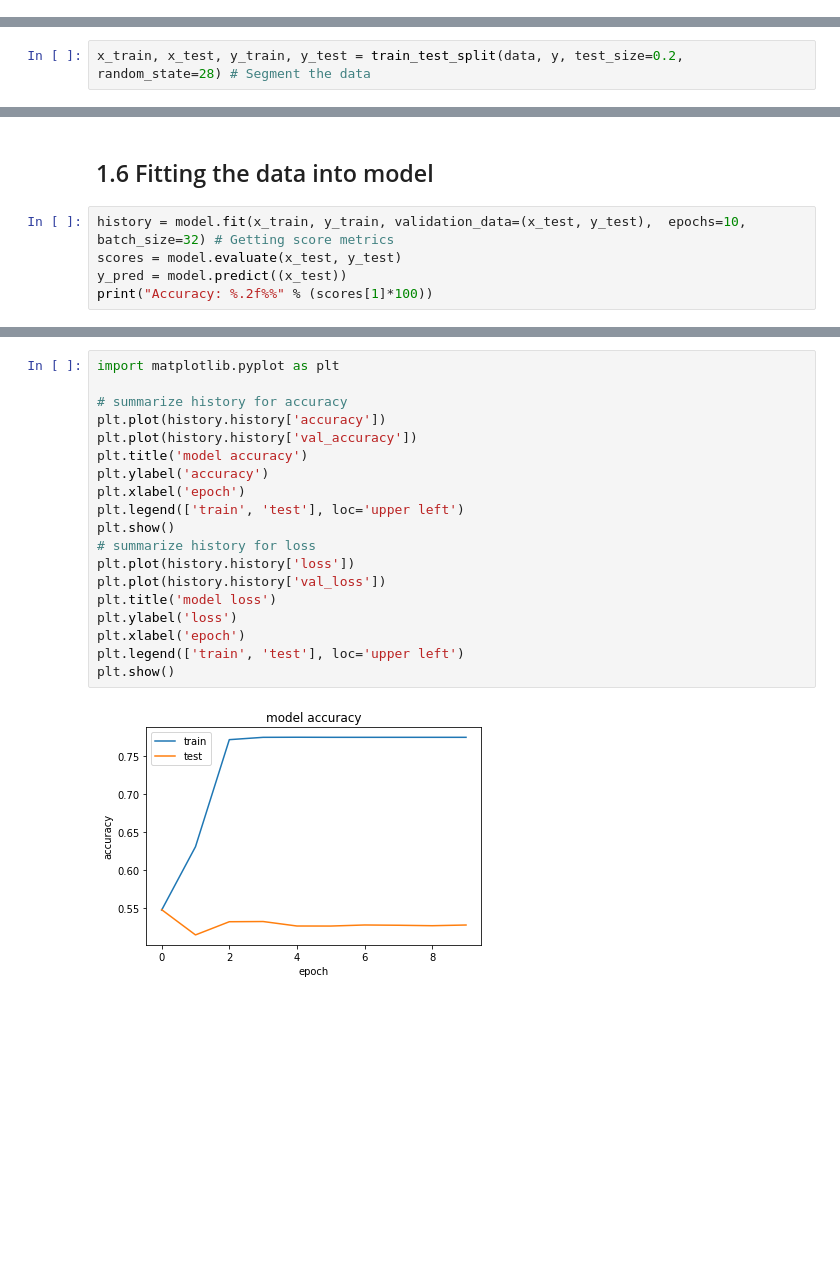
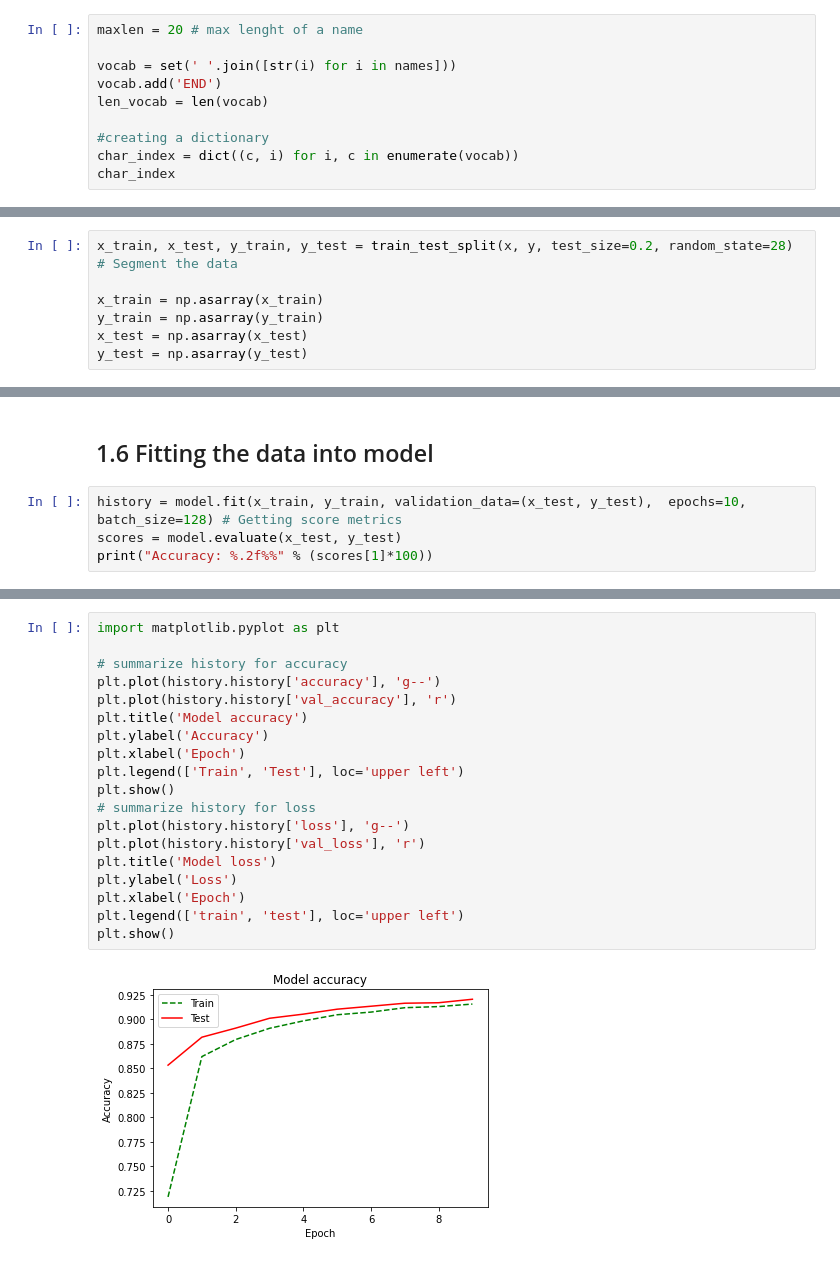
Before and after one commit to roscibely/gender-classification, a Jupyter notebook: Gender_Classification_by_name_Using_CNN.ipynb, the cells around one changed output, grey strips where cells are left out. Cells and saved outputs as stored; diff of their text form; blank space fills up the shorter version.

```diff
--- a/Gender_Classification_by_name_Using_CNN.ipynb
+++ b/Gender_Classification_by_name_Using_CNN.ipynb
@@ -92,0 +78,10 @@ unique words : 100787
+# %%
+maxlen = 20 # max lenght of a name
+
+vocab = set(' '.join([str(i) for i in names]))
+vocab.add('END')
+len_vocab = len(vocab)
+
+#creating a dictionary
+char_index = dict((c, i) for i, c in enumerate(vocab))
+char_index
@@ -93,7 +130,12 @@ unique words : 100787
 # %% [markdown]
 ## 1.4 Split the data into test and train
 # %%
-x_train, x_test, y_train, y_test = train_test_split(data, y, test_size=0.2, random_state=28) # Segment the data
+x_train, x_test, y_train, y_test = train_test_split(x, y, test_size=0.2, random_state=28) # Segment the data
+
+x_train = np.asarray(x_train)
+y_train = np.asarray(y_train)
+x_test = np.asarray(x_test)
+y_test = np.asarray(y_test)
 # %% [markdown]
 ## 1.5 Building the CNN Model
 # %%
@@ -143,9 +188,8 @@ _________________________________________________________________
 # %% [markdown]
 ## 1.6 Fitting the data into model
 # %%
-history = model.fit(x_train, y_train, validation_data=(x_test, y_test),  epochs=10, batch_size=32) # Getting score metrics
+history = model.fit(x_train, y_train, validation_data=(x_test, y_test),  epochs=10, batch_size=128) # Getting score metrics
 scores = model.evaluate(x_test, y_test)
-y_pred = model.predict((x_test))
 print("Accuracy: %.2f%%" % (scores[1]*100))
 # %% [output]
 Epoch 1/10
@@ -168,21 +212,21 @@ Accuracy: 52.83%
 # %%
 import matplotlib.pyplot as plt
 
 # summarize history for accuracy
-plt.plot(history.history['accuracy'])
-plt.plot(history.history['val_accuracy'])
-plt.title('model accuracy')
-plt.ylabel('accuracy')
-plt.xlabel('epoch')
+plt.plot(history.history['accuracy'], 'g--')
+plt.plot(history.history['val_accuracy'], 'r')
+plt.title('Model accuracy')
+plt.ylabel('Accuracy')
+plt.xlabel('Epoch')
+plt.legend(['Train', 'Test'], loc='upper left')
+plt.show()
+# summarize history for loss
+plt.plot(history.history['loss'], 'g--')
+plt.plot(history.history['val_loss'], 'r')
+plt.title('Model loss')
+plt.ylabel('Loss')
+plt.xlabel('Epoch')
 plt.legend(['train', 'test'], loc='upper left')
 plt.show()
-# summarize history for loss
-plt.plot(history.history['loss'])
-plt.plot(history.history['val_loss'])
-plt.title('model loss')
-plt.ylabel('loss')
-plt.xlabel('epoch')
-plt.legend(['train', 'test'], loc='upper left')
-plt.show()
 # %% [output]
-[figure, old version]
+[figure, new version]
```
Also changed, not shown: parts of 9 cells of this notebook.
